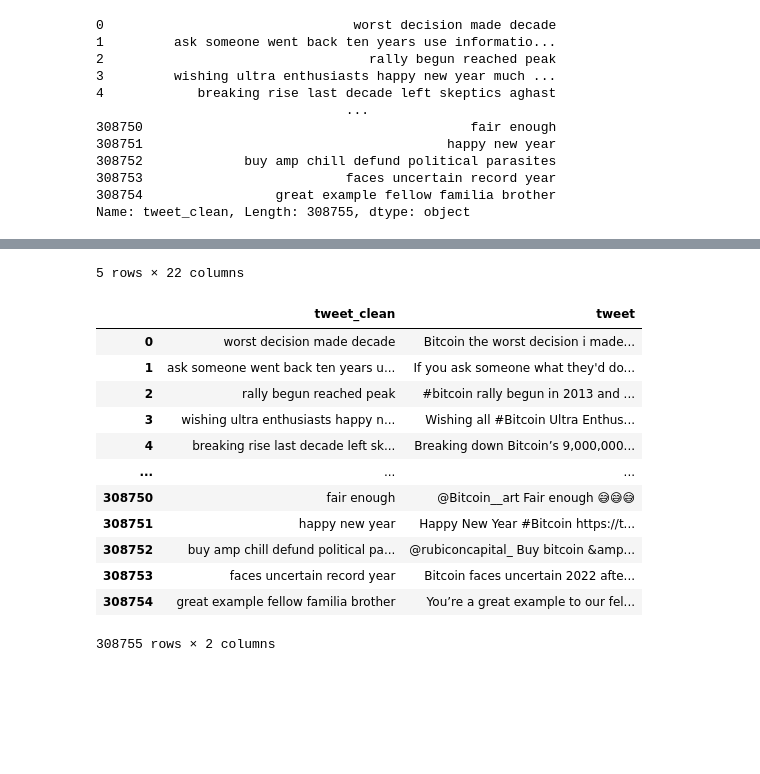
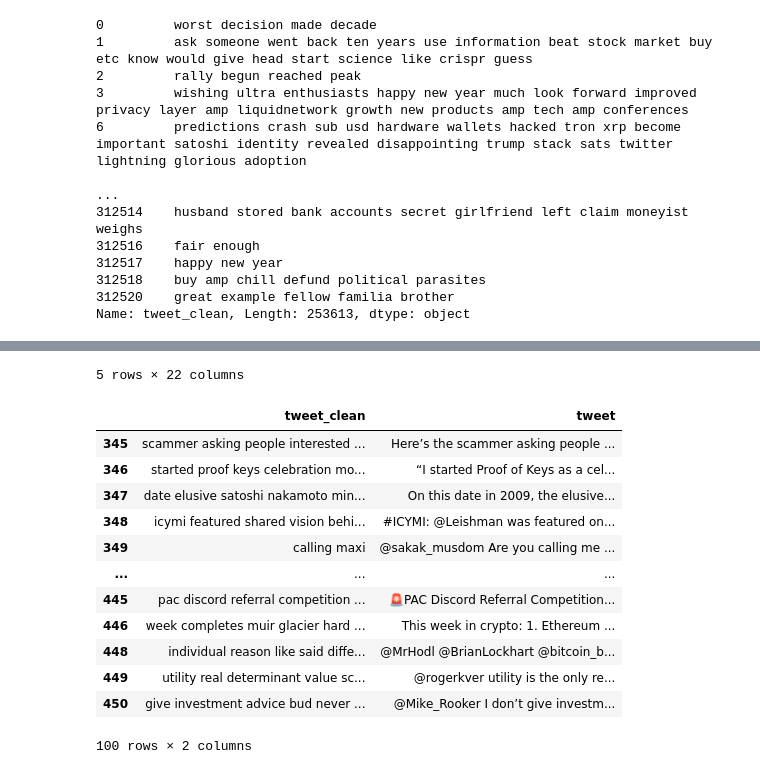
Before and after one commit to kevctae/Bittooth, a Jupyter notebook: notebooks/2.1-cs-clean-tweets.ipynb, the cells around one changed output, grey strips where cells are left out. Drawn from its saved outputs; the diff is of its cells as text; code cells hidden in the pictures; blank space fills up the shorter version.

```diff
--- a/notebooks/2.1-cs-clean-tweets.ipynb
+++ b/notebooks/2.1-cs-clean-tweets.ipynb
@@ -23,9 +20,25 @@ english_stop_words = english_stop_words + add_stopwords
+# %%
+english_stop_words = stopwords.words('english')
+add_stopwords = ['bitcoin', 'btc', 'crypto', 'cryptocurrency', 'cryptocurrencies',
+                'ethereum', 'eth', 'price', 'prices', 'money', 'dollars']
+remove_stopwords = ['up','down']
+# if 'sell' in english_stop_words:
+#     print('True')
+# else:
+#     print('False')
+english_stop_words = english_stop_words + add_stopwords
+for i in remove_stopwords:
+    if i in english_stop_words:
+        english_stop_words.remove(i)
+# if 'down' in english_stop_words:
+#     print('True')
+# else:
+#     print('False')
 # %%
 # read file
 df = pd.read_pickle("../data/interim/tweets_verified_2020-2021.pkl")
 df.head()
 df.shape
-df = df.drop_duplicates(subset='tweet', keep=False)
 df.shape
 df[(df['id'] == 1212277383287328769) | (df['id'] == 1212277146401402880)]
 # %% [output]
@@ -75,11 +88,8 @@ def clean_tweet_2(tweet):
     # reduce character sequences >3 to 3
     new_sequence = re.sub(re.compile(r"(\w)\1+"), repl, tweet)
 
-    # remove 2-character words
-    new_twochar = re.sub(r"\b[a-z]{1,2}\b", " ", new_sequence)
-
     # replace 2 or more spaces with a single space.
-    new_space = re.sub(r"\s+", " ", new_twochar)
+    new_space = re.sub(r"\s+", " ", new_sequence)
 
     # remove spaces front and back
     new_space_end = re.sub(r"^\s+|\s$", "", new_space)
@@ -124,25 +134,27 @@ Name: tweet_clean, Length: 308755, dtype: object
 # %%
 # apply cleaning
 df['tweet_clean'] = df['tweet_clean'].progress_apply(clean_tweet_1)
+df = df.drop_duplicates(subset='tweet_clean', keep=False)
 df['tweet_clean'] = remove_stop_words(df['tweet_clean'])
 df['tweet_clean'] = df['tweet_clean'].progress_apply(clean_tweet_2)
 df['tweet_clean']
 # %% [output]
-0                                worst decision made decade
-1         ask someone went back ten years use informatio...
-2                                  rally begun reached peak
-3         wishing ultra enthusiasts happy new year much ...
-4            breaking rise last decade left skeptics aghast
-                                ...
-308750                                          fair enough
-308751                                       happy new year
-308752             buy amp chill defund political parasites
-308753                          faces uncertain record year
-308754                 great example fellow familia brother
-Name: tweet_clean, Length: 308755, dtype: object
+0         worst decision made decade
+1         ask someone went back ten years use information beat stock market buy etc know would give head start science like crispr guess
+2         rally begun reached peak
+3         wishing ultra enthusiasts happy new year much look forward improved privacy layer amp liquidnetwork growth new products amp tech amp conferences
+6         predictions crash sub usd hardware wallets hacked tron xrp become important satoshi identity revealed disappointing trump stack sats twitter lightning glorious adoption
+                                                                                            ...
+312514    husband stored bank accounts secret girlfriend left claim moneyist weighs
+312516    fair enough
+312517    happy new year
+312518    buy amp chill defund political parasites
+312520    great example fellow familia brother
+Name: tweet_clean, Length: 253613, dtype: object
 # %%
 df.head()
-df[['tweet_clean', 'tweet']]
+pd.set_option("display.max_colwidth", -1)
+df[['tweet_clean', 'tweet']][300:400]
 # %% [output]
 |  | created_at | id | conversation_id | user_id | username | name | tweet | language | mentions | ... |
 | 0 | 2020-01-01 00:08:28-05:00 | 1212239143687741440 | 1212239143687741440 | 20646945 | dumbfoundead | dumbfoundead.eth | Bitcoin the worst decision i made... | en | [] | ... |
@@ -153,17 +165,17 @@ df[['tweet_clean', 'tweet']]
 5 rows × 22 columns
 |  | tweet_clean | tweet |
-| 0 | worst decision made decade | Bitcoin the worst decision i made... |
-| 1 | ask someone went back ten years u... | If you ask someone what they'd do... |
-| 2 | rally begun reached peak | #bitcoin rally begun in 2013 and ... |
-| 3 | wishing ultra enthusiasts happy n... | Wishing all #Bitcoin Ultra Enthus... |
-| 4 | breaking rise last decade left sk... | Breaking down Bitcoin’s 9,000,000... |
+| 345 | scammer asking people interested ... | Here’s the scammer asking people ... |
+| 346 | started proof keys celebration mo... | “I started Proof of Keys as a cel... |
+| 347 | date elusive satoshi nakamoto min... | On this date in 2009, the elusive... |
+| 348 | icymi featured shared vision behi... | #ICYMI: @Leishman was featured on... |
+| 349 | calling maxi | @sakak_musdom Are you calling me ... |
 | ... | ... | ... |
-| 308750 | fair enough | @Bitcoin__art Fair enough 😅😅😅 |
-| 308751 | happy new year | Happy New Year #Bitcoin https://t... |
-| 308752 | buy amp chill defund political pa... | @rubiconcapital_ Buy bitcoin &amp... |
-| 308753 | faces uncertain record year | Bitcoin faces uncertain 2022 afte... |
-| 308754 | great example fellow familia brother | You’re a great example to our fel... |
+| 445 | pac discord referral competition ... | 🚨PAC Discord Referral Competition... |
+| 446 | week completes muir glacier hard ... | This week in crypto: 1. Ethereum ... |
+| 448 | individual reason like said diffe... | @MrHodl @BrianLockhart @bitcoin_b... |
+| 449 | utility real determinant value sc... | @rogerkver utility is the only re... |
+| 450 | give investment advice bud never ... | @Mike_Rooker I don’t give investm... |
-308755 rows × 2 columns
+100 rows × 2 columns
 # %%
 # export as pickle
 df = df.astype({'tweet':'string'}).reset_index(drop=True)
```
Also changed, not shown: parts of 4 cells of this notebook, 2 other files.
